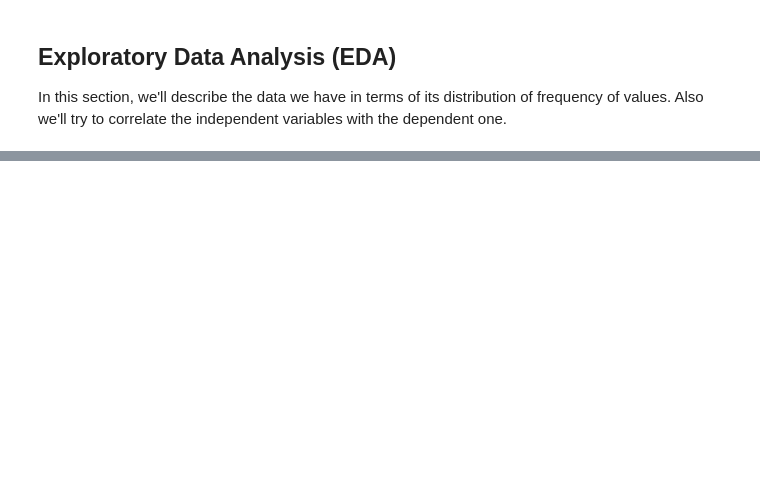
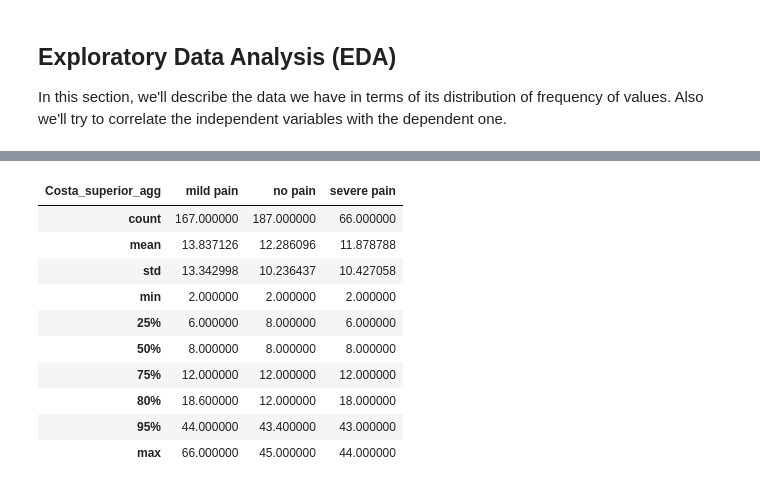
Before and after one commit to victorsanunes/machine-learning-final-project, a Jupyter notebook: notebooks/eda.ipynb, the cells around one changed output, grey strips where cells are left out. Drawn from its saved outputs; the diff is of its cells as text; code cells hidden in the pictures; blank space fills up the shorter version.

```diff
--- a/notebooks/eda.ipynb
+++ b/notebooks/eda.ipynb
@@ -267,4 +297,18 @@ df_analysis[continous_columns].describe().transpose()
 # %%
 eda_df = df_analysis[useful_columns].groupby(by = target_columns[0:1]).describe(percentiles = [0.25, 0.5, 0.75, 0.8, 0.95]).transpose()
 eda_df.to_excel('../reports/features-describe.xlsx')
+# %%
+eda_df.loc[('Horas_Trabalhadas_Dia')]
+# %% [output]
+| Costa_superior_agg | mild pain | no pain | severe pain |
+| count | 167.000000 | 187.000000 | 66.000000 |
+| mean | 13.837126 | 12.286096 | 11.878788 |
+| std | 13.342998 | 10.236437 | 10.427058 |
+| min | 2.000000 | 2.000000 | 2.000000 |
+| 25% | 6.000000 | 8.000000 | 6.000000 |
+| 50% | 8.000000 | 8.000000 | 8.000000 |
+| 75% | 12.000000 | 12.000000 | 12.000000 |
+| 80% | 18.600000 | 12.000000 | 18.000000 |
+| 95% | 44.000000 | 43.400000 | 43.000000 |
+| max | 66.000000 | 45.000000 | 44.000000 |
 # %%
```
Also changed, not shown: parts of 26 cells of this notebook.
